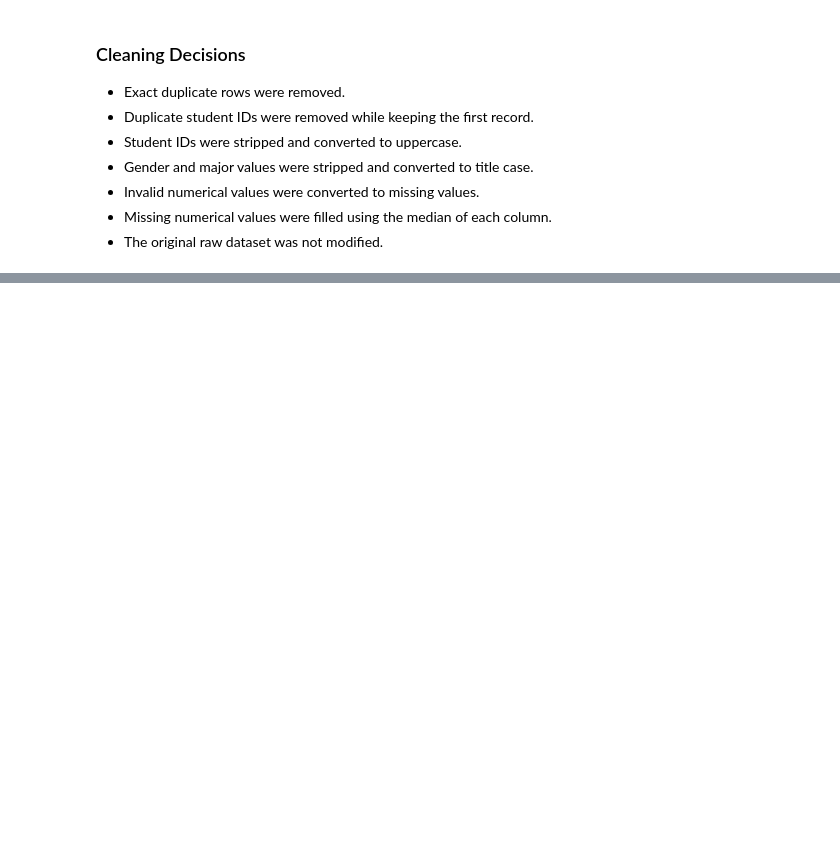
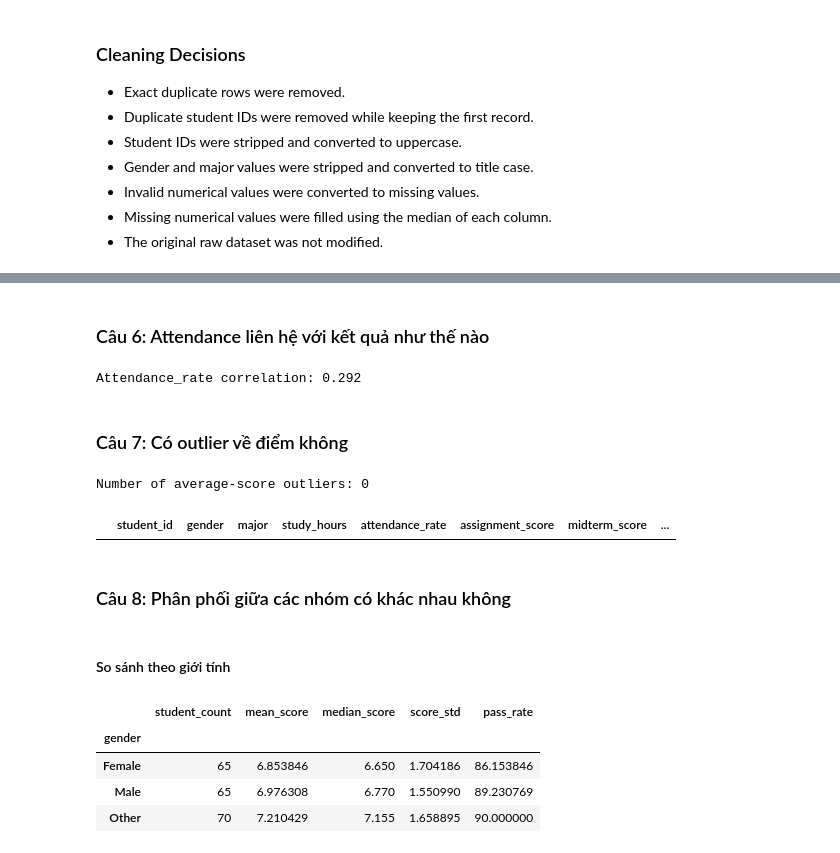
Before and after one commit to MinhDuyenTran/machine_learning, a Jupyter notebook: python-for-ml/mini_projects/student_performance/notebooks/student_performce_analysis.ipynb, the cells around one changed output, grey strips where cells are left out. Cells and saved outputs as stored; diff of their text form; code cells hidden in the pictures; blank space fills up the shorter version.

```diff
--- a/python-for-ml/mini_projects/student_performance/notebooks/student_performce_analysis.ipynb
+++ b/python-for-ml/mini_projects/student_performance/notebooks/student_performce_analysis.ipynb
@@ -657,0 +864,18 @@ Duplicate IDs: 0
+# %% [markdown]
+### Câu 6: Attendance liên hệ với kết quả như thế nào
+# %%
+attendace_score_correlation = (
+    analysis_df[
+        ["attendance_rate", "average_score"]
+    ]
+    .corr()
+    .loc[
+        "attendance_rate", "average_score"
+    ]
+)
+
+print("Attendance_rate correlation:", round(attendace_score_correlation, 3))
+# %% [output]
+Attendance_rate correlation: 0.292
+# %% [markdown]
+### Câu 7: Có outlier về điểm không
@@ -657,0 +884,56 @@ Duplicate IDs: 0
+# %%
+score_outliers = find_iqr_outliers(
+    analysis_df,
+    "average_score",
+)
+
+print(
+    "Number of average-score outliers:",
+    len(score_outliers),
+)
+
+score_outliers
+# %% [output]
+Number of average-score outliers: 0
+|  | student_id | gender | major | study_hours | attendance_rate | assignment_score | midterm_score | ... |
+# %% [markdown]
+### Câu 8: Phân phối giữa các nhóm có khác nhau không
+# %% [markdown]
+#### So sánh theo giới tính
+# %%
+gender_summary = (
+    analysis_df
+    .groupby("gender")
+    .agg(
+        student_count=(
+            "student_id",
+            "count",
+        ),
+        mean_score=(
+            "average_score",
+            "mean",
+        ),
+        median_score=(
+            "average_score",
+            "median",
+        ),
+        score_std=(
+            "average_score",
+            "std",
+        ),
+        pass_rate=(
+            "passed",
+            "mean",
+        ),
+    )
+)
+
+gender_summary["pass_rate"] *= 100
+
+gender_summary
+# %% [output]
+|  | student_count | mean_score | median_score | score_std | pass_rate |
+| gender |  |  |  |  |  |
+| Female | 65 | 6.853846 | 6.650 | 1.704186 | 86.153846 |
+| Male | 65 | 6.976308 | 6.770 | 1.550990 | 89.230769 |
+| Other | 70 | 7.210429 | 7.155 | 1.658895 | 90.000000 |
```
Also changed, not shown: parts of 28 cells of this notebook, 1 other file.
